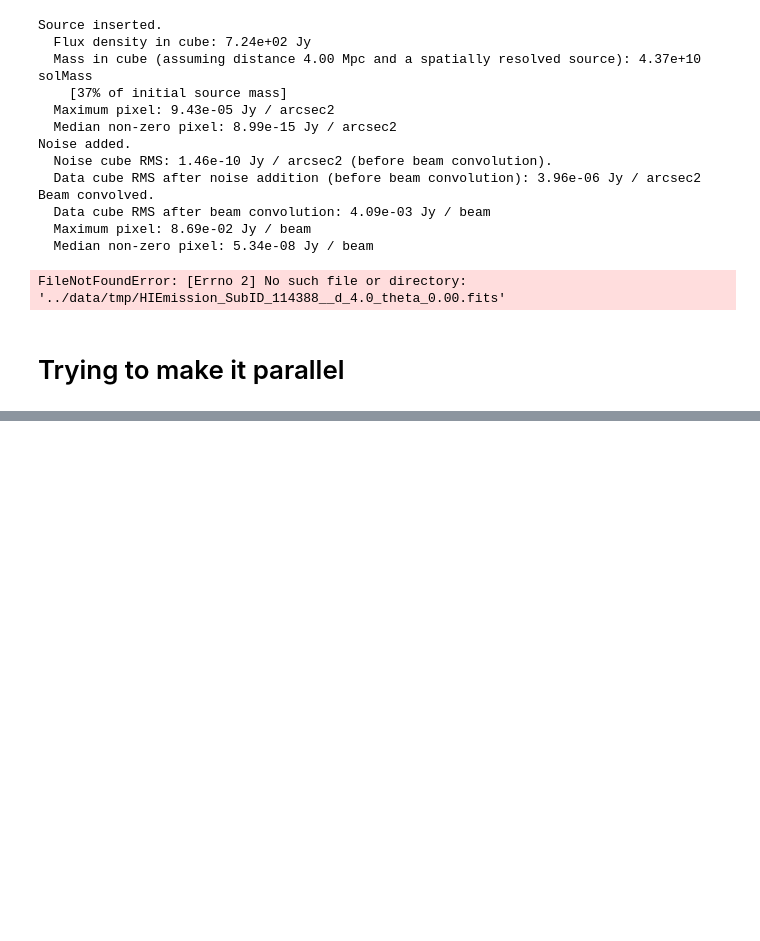
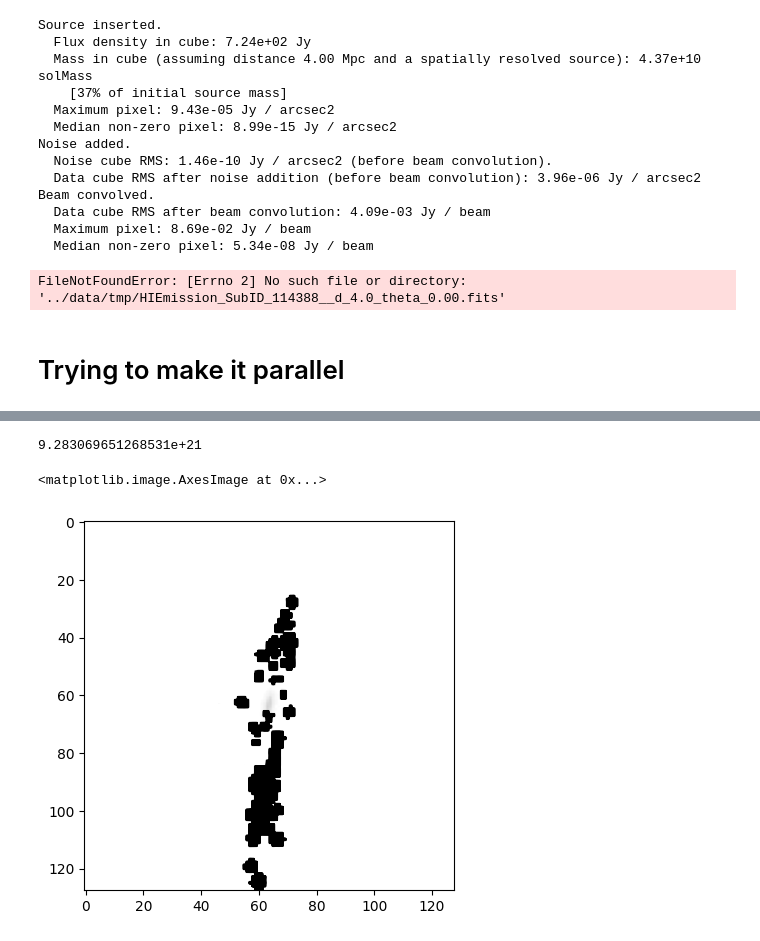
Before and after one commit to Martindelosrios/MaDaMe, a Jupyter notebook: codes/FullPropertiesGals.ipynb, the cells around one changed output, grey strips where cells are left out. Saved outputs shown, nothing was run; the diff lists cells and outputs as text; code cells hidden in the pictures; blank space fills up the shorter version.

```diff
--- a/codes/FullPropertiesGals.ipynb
+++ b/codes/FullPropertiesGals.ipynb
@@ -2554,0 +2706,10 @@ data.close()
+# %%
+np.max(pr)
+# %% [output]
+9.283069651268531e+21
+# %%
+pr = np.load('../data/TNGgalaxies/114388/SDSS_G_d_10.0_theta_1.57_raw.npy')
+plt.imshow(np.log(pr), cmap = 'Grays', vmin = 1e-23,vmax = 10)
+# %% [output]
+<matplotlib.image.AxesImage at 0x...>
+[figure, added]
```
Also changed, not shown: parts of 9 cells of this notebook.
